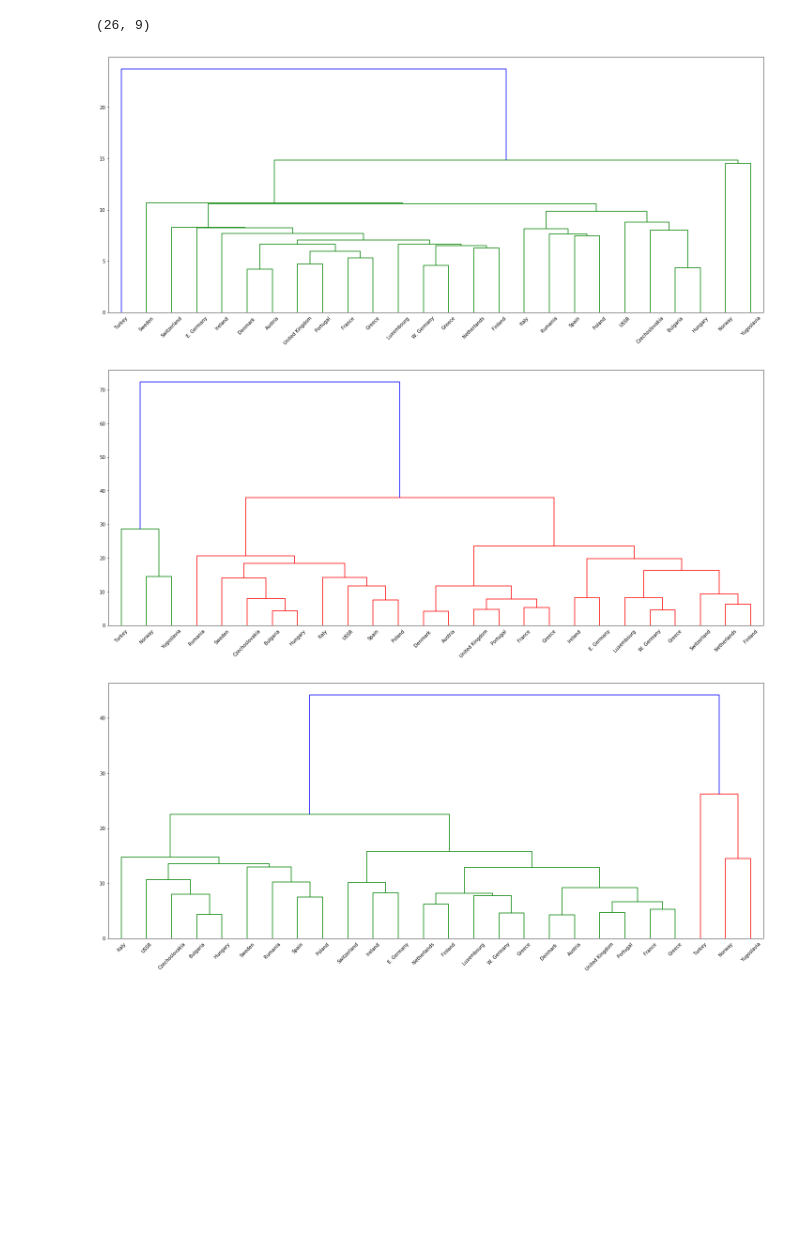
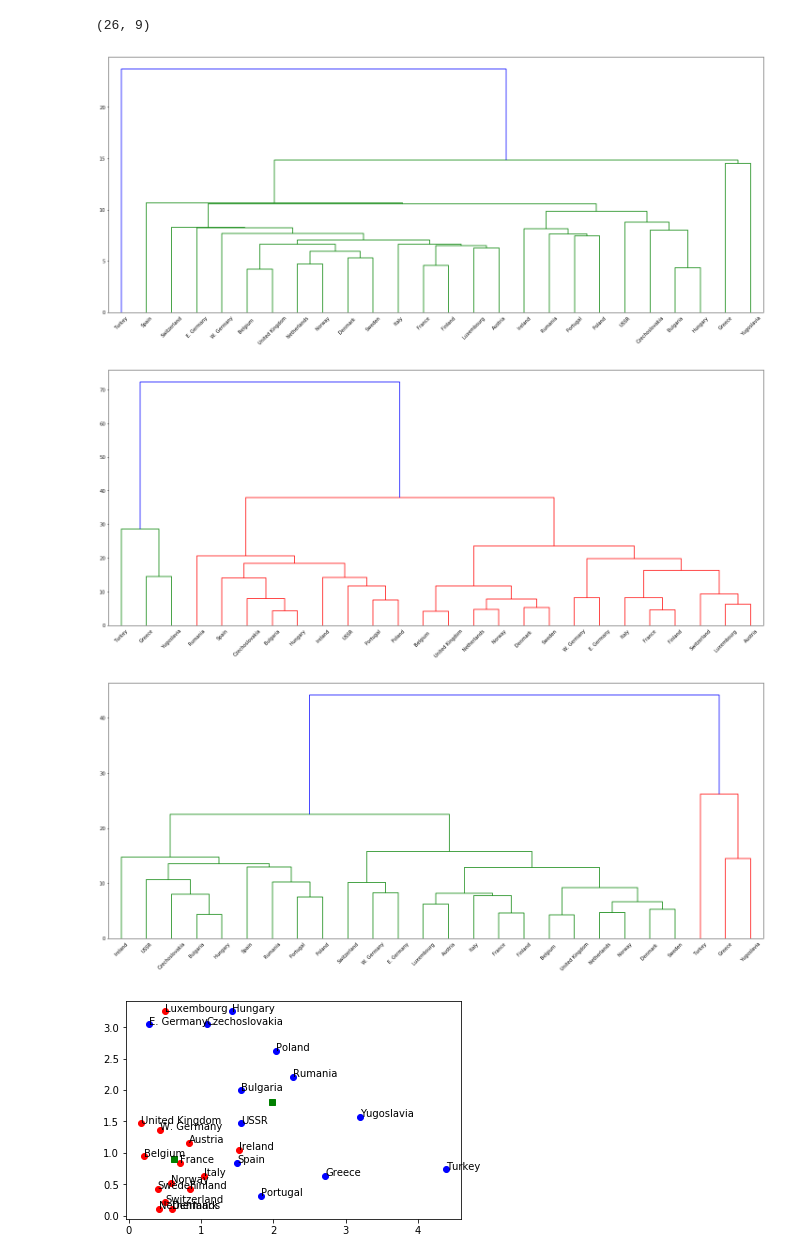
Before and after one commit to lpoon2/CS498-AML, a Jupyter notebook: hw4/hw4.ipynb, the cells around one changed output. Saved outputs shown, nothing was run; the diff lists cells and outputs as text; code cells hidden in the pictures; blank space fills up the shorter version.

Commit message:
plot and error rate with errors

```diff
--- a/hw4/hw4.ipynb
+++ b/hw4/hw4.ipynb
@@ -12,8 +12,10 @@ from PIL import ImageOps
 from scipy.cluster.hierarchy import dendrogram, linkage
 from scipy.cluster.vq import vq, kmeans, whiten
 # %%
-df = pd.read_csv("C:/Users/titus/Documents/CS498/hw4/eurojob.csv")
-labels =['Belgium  ', 'Denmark ', 'France', 'W. Germany', 'Ireland', 'Italy', 'Luxembourg', 'Netherlands', 'United Kingdom', 'Austria','Finland', 'Greece', 'Norway','Portugal', 'Spain', 'Sweden','Greece', 'Switzerland','Turkey', 'Bulgaria', 'Czechoslovakia','E. Germany', 'Hungary', 'Poland','Rumania', 'USSR', 'Yugoslavia'];
+cur_dir = os.path.dirname('__file__') #<-- absolute dir the script is in
+path_to_data = os.path.join(cur_dir, "eurojob.csv")
+df = pd.read_csv(path_to_data)
+labels =['Belgium  ', 'Denmark ', 'France', 'W. Germany', 'Ireland', 'Italy', 'Luxembourg', 'Netherlands', 'United Kingdom', 'Austria','Finland', 'Greece', 'Norway','Portugal', 'Spain', 'Sweden', 'Switzerland','Turkey', 'Bulgaria', 'Czechoslovakia','E. Germany', 'Hungary', 'Poland','Rumania', 'USSR', 'Yugoslavia'];
 # %%
 print(df)
 # %% [output]
@@ -46,18 +48,32 @@ fig = plt.figure(figsize=(25, 10))
 dn = dendrogram(Z,  labels=labels)
 plt.show()
 # %% [output]
-[figure, old version]
+[figure, new version]
 # %%
 Z = linkage(df, 'complete')
 fig = plt.figure(figsize=(25, 10))
 dn = dendrogram(Z,  labels=labels)
 plt.show()
 # %% [output]
-[figure, old version]
+[figure, new version]
 # %%
 Z = linkage(df, 'average')
 fig = plt.figure(figsize=(25, 10))
 dn = dendrogram(Z,  labels=labels)
 plt.show()
 # %% [output]
-[figure, old version]
+[figure, new version]
+# %%
+# computing K-Means with K = 2 (2 clusters)
+whitened = whiten(df)
+codebook, distortion = kmeans(whitened, 2)
+idx,_ = vq(whitened,codebook)
+plt.plot(whitened[idx==0,0],whitened[idx==0,1],'ob')
+plt.plot(whitened[idx==1,0],whitened[idx==1,1],'or')
+
+plt.plot(codebook[:,0],codebook[:,1],'sg')
+for x, y, name in zip(whitened[:,0], whitened[:,1], labels):
+    plt.text(x, y, name)
+plt.show()
+# %% [output]
+[figure, added]
```
Also changed, not shown: parts of 7 cells of this notebook, 1 other file.
